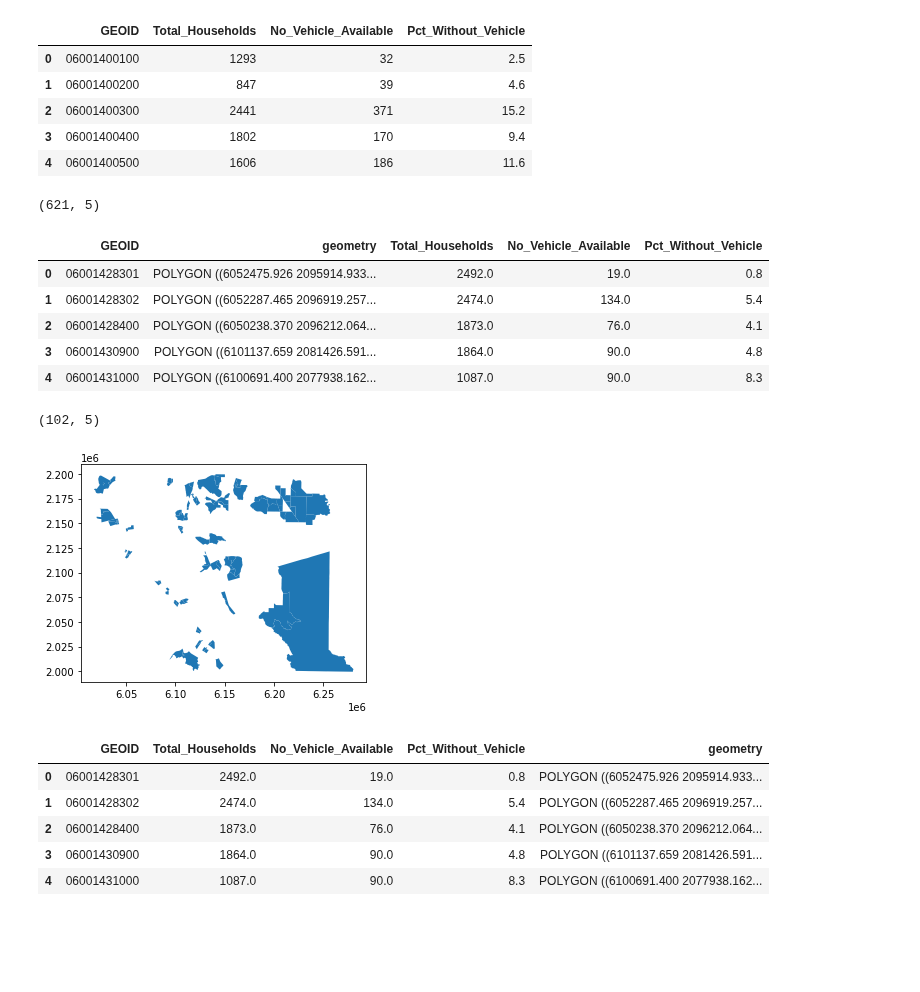
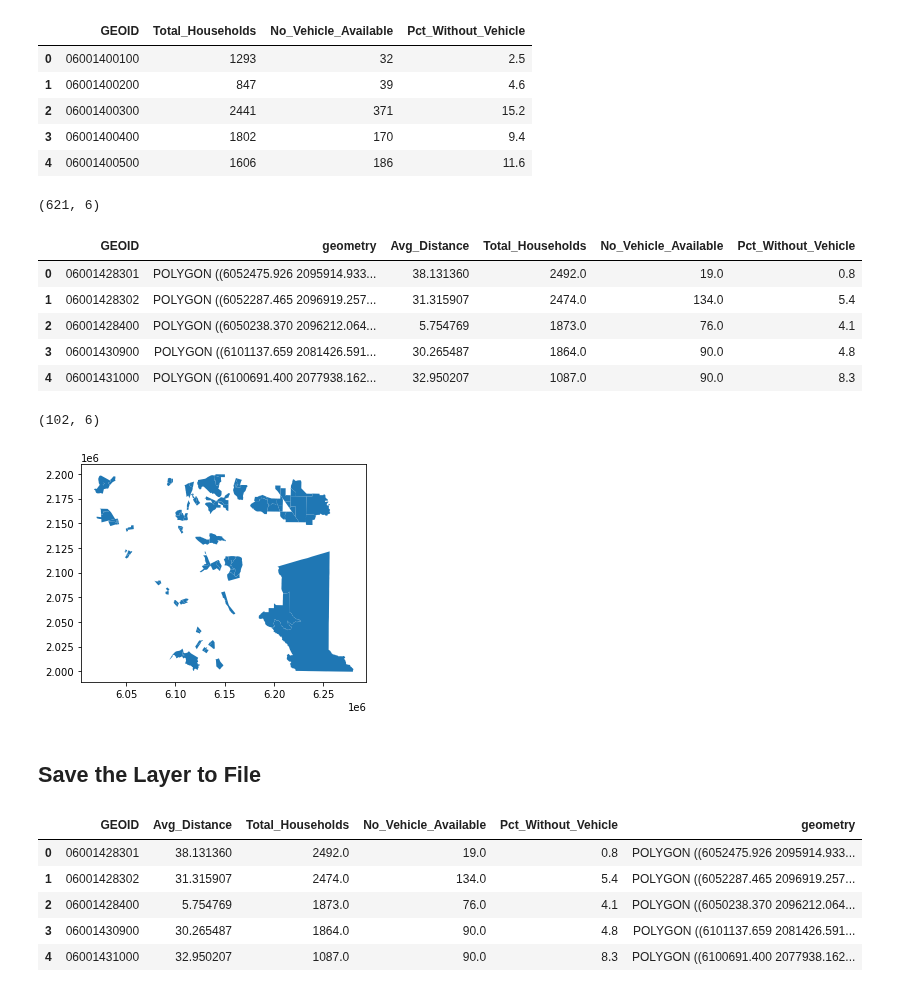
Before and after one commit to brooksjessup/parkaccess, a Jupyter notebook: geoprocessing.ipynb, the cells around one changed output. Saved outputs shown, nothing was run; the diff lists cells and outputs as text; code cells hidden in the pictures; blank space fills up the shorter version.

```diff
--- a/geoprocessing.ipynb
+++ b/geoprocessing.ipynb
@@ -78,0 +65,7 @@ gpd.read_file("layers/census_tracts.geojson").head()
+# %%
+# Add the census data to the accessibility layer
+
+access_gdf = census_tracts_gdf.reset_index(drop=True)
+
+print(access_gdf.shape)
+access_gdf.head()
@@ -135,9 +136,9 @@ travel_distance_gdf.head()
 # Average the travel distance per census tract
 
 travel_distance_df = travel_distance_gdf.dissolve(by = "GEOID",
-                                            aggfunc = "mean",
-                                            as_index = False
-                                           ).rename(columns={"distance": "avg_distance"})
+                                                  aggfunc = "mean",
+                                                  as_index = False
+                                                 ).rename(columns={"distance": "Avg_Distance"})
 
 # Drop the aggregated point geometry
 travel_distance_df.drop(columns=["geometry"], inplace=True)
@@ -153,11 +154,11 @@ travel_distance_df.head()
 | 3 | 06001400400 | 29.451361 |
 | 4 | 06001400500 | 35.107000 |
 # %%
-# Add the census tract geometry
+# Merge the travel distance data into the accessibility layer
 
-travel_distance_gdf = census_tracts_gdf.merge(travel_distance_df, on="GEOID", how='left')
+access_gdf = access_gdf.merge(travel_distance_df, on="GEOID", how='left')
 
-print(travel_distance_gdf.shape)
-travel_distance_gdf.head()
+print(access_gdf.shape)
+access_gdf.head()
 # %% [output]
 (621, 3)
@@ -257,40 +244,42 @@ vehicle_df.head()
 | 3 | 06001400400 | 1802 | 170 | 9.4 |
 | 4 | 06001400500 | 1606 | 186 | 11.6 |
 # %%
-# Add the census tract geometry
+# Merge the vehicle availability data into the accessibility layer
 
-vehicle_gdf = census_tracts_gdf.merge(vehicle_df, on="GEOID", how='left')
+access_gdf = access_gdf.merge(vehicle_df, on="GEOID", how='left')
 
-print(vehicle_gdf.shape)
-vehicle_gdf.head()
+print(access_gdf.shape)
+access_gdf.head()
 # %% [output]
-(621, 5)
+(621, 6)
-|  | GEOID | geometry | Total_Households | No_Vehicle_Available | Pct_Without_Vehicle |
-| 0 | 06001428301 | POLYGON ((6052475.926 2095914.933... | 2492.0 | 19.0 | 0.8 |
-| 1 | 06001428302 | POLYGON ((6052287.465 2096919.257... | 2474.0 | 134.0 | 5.4 |
-| 2 | 06001428400 | POLYGON ((6050238.370 2096212.064... | 1873.0 | 76.0 | 4.1 |
-| 3 | 06001430900 | POLYGON ((6101137.659 2081426.591... | 1864.0 | 90.0 | 4.8 |
-| 4 | 06001431000 | POLYGON ((6100691.400 2077938.162... | 1087.0 | 90.0 | 8.3 |
+|  | GEOID | geometry | Avg_Distance | Total_Households | No_Vehicle_Available | Pct_Without_Vehicle |
+| 0 | 06001428301 | POLYGON ((6052475.926 2095914.933... | 38.131360 | 2492.0 | 19.0 | 0.8 |
+| 1 | 06001428302 | POLYGON ((6052287.465 2096919.257... | 31.315907 | 2474.0 | 134.0 | 5.4 |
+| 2 | 06001428400 | POLYGON ((6050238.370 2096212.064... | 5.754769 | 1873.0 | 76.0 | 4.1 |
+| 3 | 06001430900 | POLYGON ((6101137.659 2081426.591... | 30.265487 | 1864.0 | 90.0 | 4.8 |
+| 4 | 06001431000 | POLYGON ((6100691.400 2077938.162... | 32.950207 | 1087.0 | 90.0 | 8.3 |
 # %%
 # Check for tracts with missing values
 
-missing_tracts = vehicle_gdf.loc[vehicle_gdf["Pct_Without_Vehicle"].isna()]
+missing_tracts = access_gdf.loc[access_gdf["Pct_Without_Vehicle"].isna()]
 print(missing_tracts.shape)
 missing_tracts.plot();
 # %% [output]
-(102, 5)
+(102, 6)
 [figure]
+# %% [markdown]
+## Save the Layer to File
 # %%
-# Save the processed vehicle data as a layer for mapping
+# Save the processed accessibility data as a layer for mapping
 
-vehicle_gdf.to_file("layers/vehicle_availability.geojson", driver='GeoJSON', index=False)
+access_gdf.to_file("data/accessibility.geojson", driver='GeoJSON', index=False)
 
 # Check the saved file
-gpd.read_file("layers/vehicle_availability.geojson").head()
+gpd.read_file("data/accessibility.geojson").head()
 # %% [output]
-|  | GEOID | Total_Households | No_Vehicle_Available | Pct_Without_Vehicle | geometry |
-| 0 | 06001428301 | 2492.0 | 19.0 | 0.8 | POLYGON ((6052475.926 2095914.933... |
-| 1 | 06001428302 | 2474.0 | 134.0 | 5.4 | POLYGON ((6052287.465 2096919.257... |
-| 2 | 06001428400 | 1873.0 | 76.0 | 4.1 | POLYGON ((6050238.370 2096212.064... |
-| 3 | 06001430900 | 1864.0 | 90.0 | 4.8 | POLYGON ((6101137.659 2081426.591... |
-| 4 | 06001431000 | 1087.0 | 90.0 | 8.3 | POLYGON ((6100691.400 2077938.162... |
+|  | GEOID | Avg_Distance | Total_Households | No_Vehicle_Available | Pct_Without_Vehicle | geometry |
+| 0 | 06001428301 | 38.131360 | 2492.0 | 19.0 | 0.8 | POLYGON ((6052475.926 2095914.933... |
+| 1 | 06001428302 | 31.315907 | 2474.0 | 134.0 | 5.4 | POLYGON ((6052287.465 2096919.257... |
+| 2 | 06001428400 | 5.754769 | 1873.0 | 76.0 | 4.1 | POLYGON ((6050238.370 2096212.064... |
+| 3 | 06001430900 | 30.265487 | 1864.0 | 90.0 | 4.8 | POLYGON ((6101137.659 2081426.591... |
+| 4 | 06001431000 | 32.950207 | 1087.0 | 90.0 | 8.3 | POLYGON ((6100691.400 2077938.162... |
```
Also changed, not shown: parts of 10 cells of this notebook, 5 other files.
